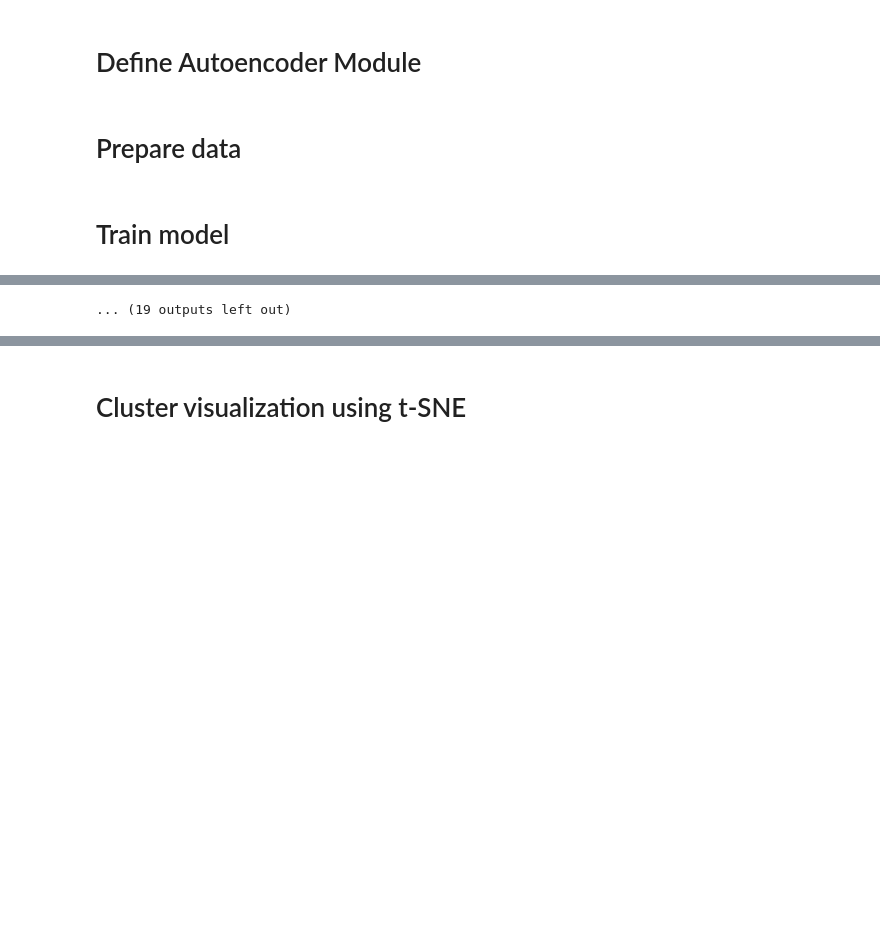
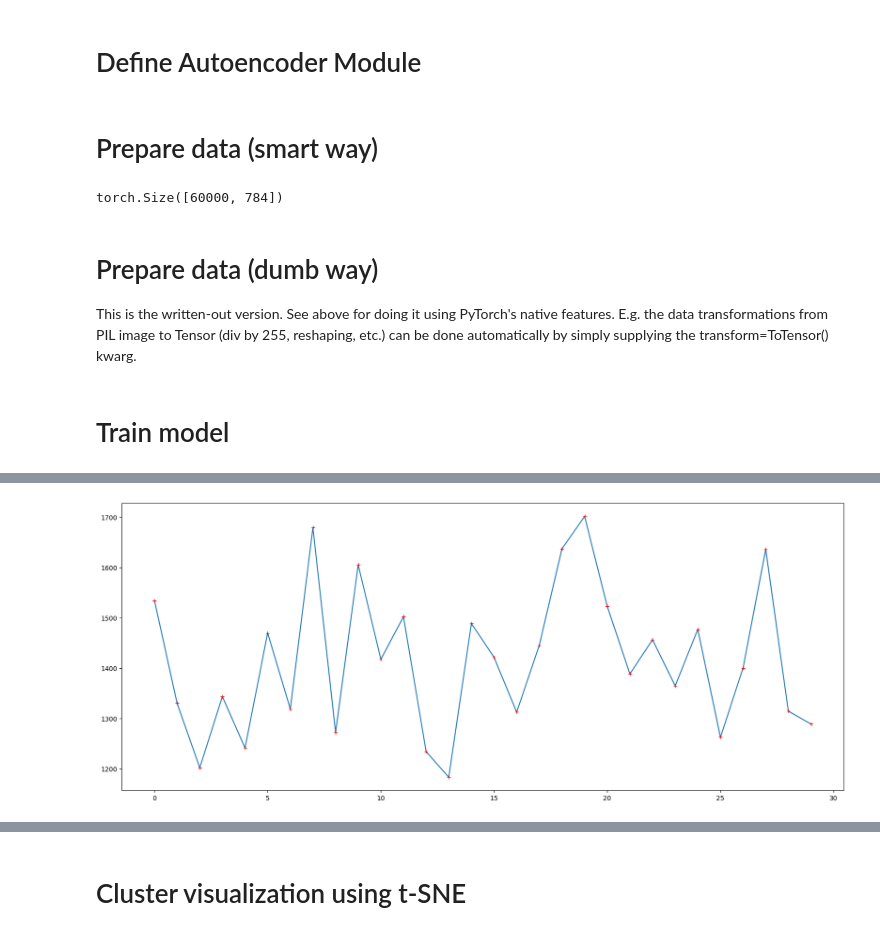
Before and after one commit to ttesmer/build2understand, a Jupyter notebook: autoencoder/Autoencoder.ipynb, the cells around one changed output, grey strips where cells are left out. Saved outputs shown, nothing was run; the diff lists cells and outputs as text; code cells hidden in the pictures; blank space fills up the shorter version.

```diff
--- a/autoencoder/Autoencoder.ipynb
+++ b/autoencoder/Autoencoder.ipynb
@@ -33,8 +34,21 @@ class Autoencoder(nn.Module):
         x = sigmoid(self.enc_layer(x))
         x = sigmoid(self.dec_layer(x))
         return x
+# %% [markdown]
+# Prepare data (smart way)
+# %%
+from torchvision.datasets import FashionMNIST
+from torchvision.transforms import ToTensor
+PATH = os.getcwd()
+mnist_train = FashionMNIST(root=PATH, download=True, train=True, transform=ToTensor()) # [feature, label]
+mnist_test = FashionMNIST(root=PATH, download=True, train=False, transform=ToTensor()) # [feature, label]
+mnist.data.shape
+# %% [output]
+torch.Size([60000, 784])
 # %% [markdown]
-# Prepare data
+# Prepare data (dumb way)
+This is the written-out version. See above for doing it using PyTorch's native features.
+E.g. the data transformations from PIL image to Tensor (div by 255, reshaping, etc.) can be done automatically by simply supplying the transform=ToTensor() kwarg.
 # %%
 from torchvision.datasets import FashionMNIST
 PATH = os.getcwd()
@@ -55,7 +69,7 @@ for epoch in tqdm(range(EPOCHS)):
     data = mnist.data
     data = data[torch.randperm(data.size()[0])]
     mini_batches = data.reshape((2000, 30, 784))
-    for batch_idx in tqdm(range(mini_batches.shape[0])):
+    for batch_idx in range(mini_batches.shape[0]):
         optim.zero_grad()
 
         x = mini_batches[batch_idx]
@@ -63,9 +77,8 @@ for epoch in tqdm(range(EPOCHS)):
         loss = loss_fn(pred, x)
         loss.backward()
         optim.step()
-        losses.append(loss.item())
-    print(f"Epoch: {epoch}\nLoss:{losses[-1]}")
-
+    losses.append(loss.item())
+    #print("\r\r\r", f"Epoch: {epoch}\nLoss:{losses[-1]}", end="")
 
 print(f"Final loss: {loss.item()}")
 plt.plot(losses, '-+', mec='r')
@@ -98,4 +88,4 @@ Loss:1512.8712158203125
-... (19 outputs left out)
+[figure, added]
 # %%
 def construct_concatenated_image(real, model):
     final_img = cat((real[0], model(real[0].flatten()).reshape((28, 28))), 1)
```
Also changed, not shown: parts of 5 cells of this notebook, 13 other files.
